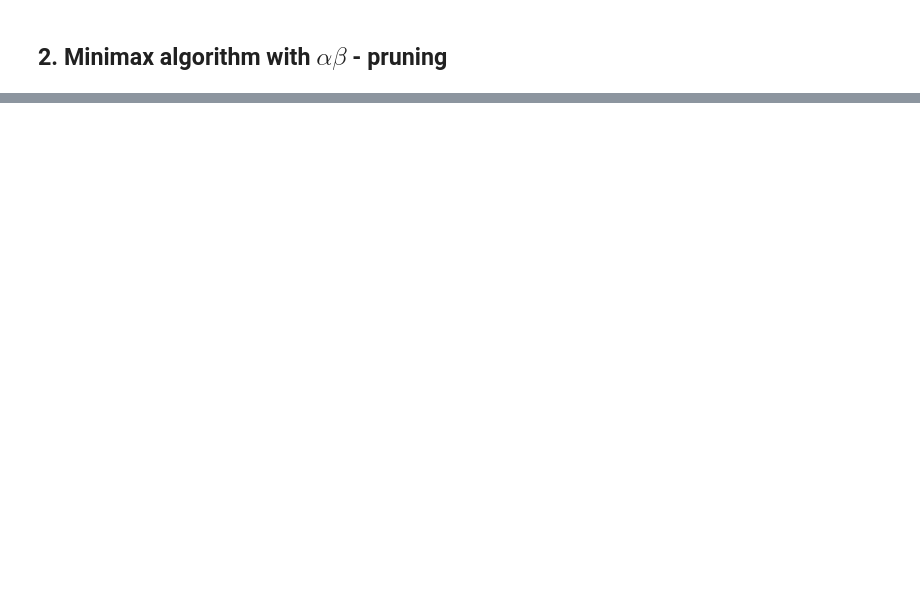
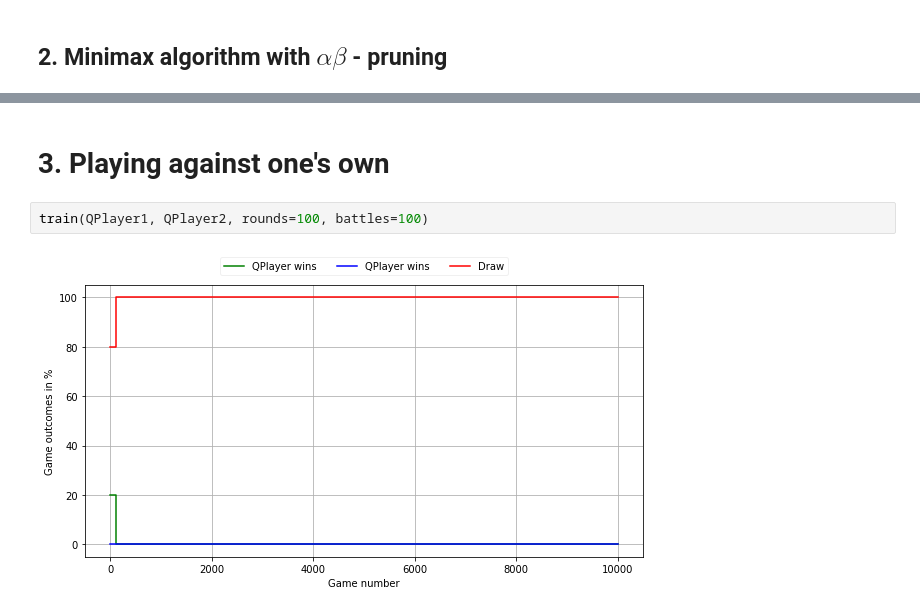
Before and after one commit to simonaertssen/TicTacToe-Reinforcement-Learning, a Jupyter notebook: TrainPlayers.ipynb, the cells around one changed output, grey strips where cells are left out. Saved outputs shown, nothing was run; the diff lists cells and outputs as text; blank space fills up the shorter version.

```diff
--- a/TrainPlayers.ipynb
+++ b/TrainPlayers.ipynb
@@ -44,0 +66,6 @@ train(p1, p2, rounds=50, battles=50)
+# %% [markdown]
+# 3. Playing against one's own
+# %%
+train(QPlayer1, QPlayer2, rounds=100, battles=100)
+# %% [output]
+[figure, added]
```
Also changed, not shown: parts of 7 cells of this notebook, 1 other file.
